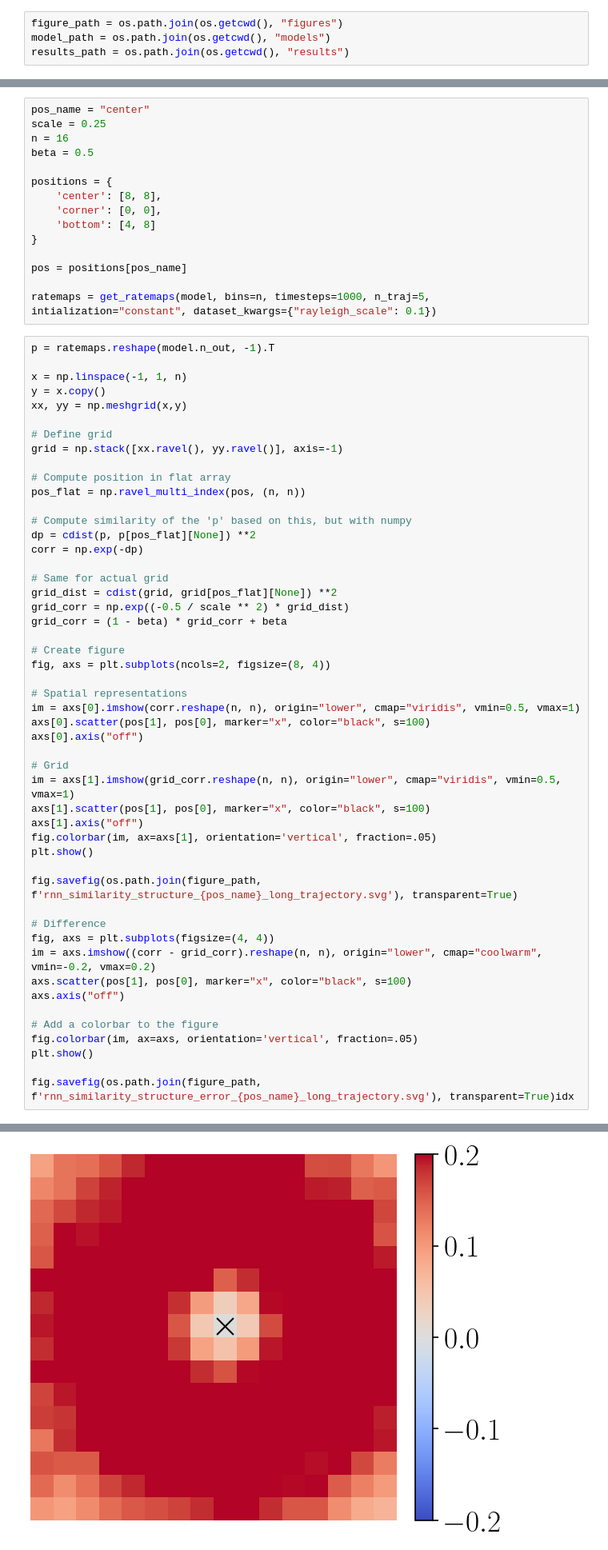
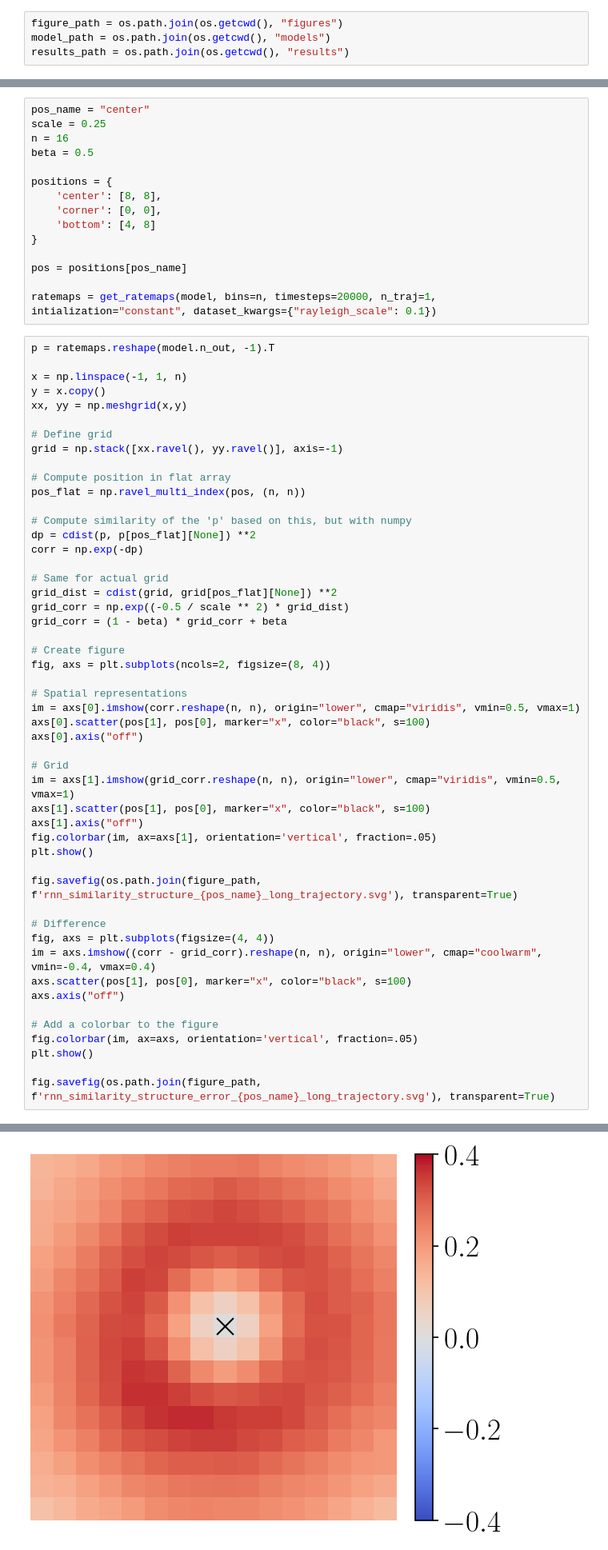
Before and after one commit to bioAI-Oslo/ConjunctiveRepresentations, a Jupyter notebook: rnn_long_trajectory.ipynb, the cells around one changed output, grey strips where cells are left out. Shown at 80% size. Saved outputs shown, nothing was run; the diff lists cells and outputs as text.

Commit message:
long trajectory rnn evaluation

```diff
--- a/rnn_long_trajectory.ipynb
+++ b/rnn_long_trajectory.ipynb
@@ -83,7 +79,7 @@ positions = {
 
 pos = positions[pos_name]
 
-ratemaps = get_ratemaps(model, bins=n, timesteps=1000, n_traj=5, intialization="constant", dataset_kwargs={"rayleigh_scale": 0.1})
+ratemaps = get_ratemaps(model, bins=n, timesteps=20000, n_traj=1, intialization="constant", dataset_kwargs={"rayleigh_scale": 0.1})
 # %%
 p = ratemaps.reshape(model.n_out, -1).T
 
@@ -125,7 +121,7 @@ fig.savefig(os.path.join(figure_path, f'rnn_similarity_structure_{pos_name}_long
 
 # Difference
 fig, axs = plt.subplots(figsize=(4, 4))
-im = axs.imshow((corr - grid_corr).reshape(n, n), origin="lower", cmap="coolwarm", vmin=-0.2, vmax=0.2)
+im = axs.imshow((corr - grid_corr).reshape(n, n), origin="lower", cmap="coolwarm", vmin=-0.4, vmax=0.4)
 axs.scatter(pos[1], pos[0], marker="x", color="black", s=100)
 axs.axis("off")
 
@@ -133,5 +129,5 @@ axs.axis("off")
 fig.colorbar(im, ax=axs, orientation='vertical', fraction=.05)
 plt.show()
 
-fig.savefig(os.path.join(figure_path, f'rnn_similarity_structure_error_{pos_name}_long_trajectory.svg'), transparent=True)idx
+fig.savefig(os.path.join(figure_path, f'rnn_similarity_structure_error_{pos_name}_long_trajectory.svg'), transparent=True)
 # %% [output]
@@ -139 +135 @@ fig.savefig(os.path.join(figure_path, f'rnn_similarity_structure_error_{pos_name
-[figure, old version]
+[figure, new version]
```
Also changed, not shown: parts of 15 cells of this notebook.
